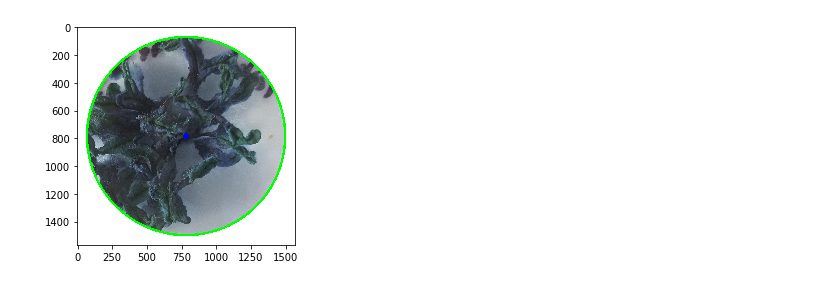
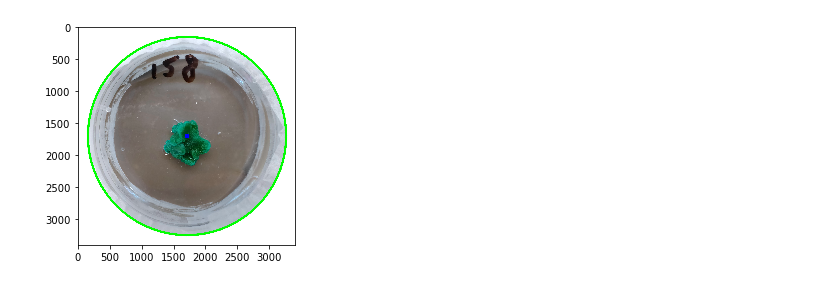
Before and after one commit to genspace/openplant-incubator, a Jupyter notebook: v2/app/monitor/interactive_exploration.ipynb, the cells around one changed output. Drawn from its saved outputs; the diff is of its cells as text; code cells hidden in the pictures.

```diff
--- a/v2/app/monitor/interactive_exploration.ipynb
+++ b/v2/app/monitor/interactive_exploration.ipynb
@@ -1,26 +1,23 @@
 # %%
 # READ
 
-import funcs_calculation as anls
-import funcs_processing as pcs
+import plantcv
+from photo_pipeline import calculation as ccl
 import os
 from scipy.spatial import distance as dist
 from imutils import perspective, contours
 import numpy as np
 import argparse
+import imutils
 import cv2
+import fire
 import matplotlib.image as mpimg
-import param
-import paramnb
-import time
-import pandas as pd
-from math import atan2, pi, sqrt
 from matplotlib import pyplot as plt
-import matplotlib.image as mpimg
+from skimage.color import rgb2gray, gray2rgb
 
 %matplotlib inline
 
-image = cv2.imread("../data/processed/test.png")
+image = cv2.imread("test/cropped_IMG_20200326_174326.jpg")
 plt.imshow(image);
 # %% [output]
-[figure, old version]
+[figure, new version]
```
Also changed, not shown: parts of 5 cells of this notebook, 3 other files.
